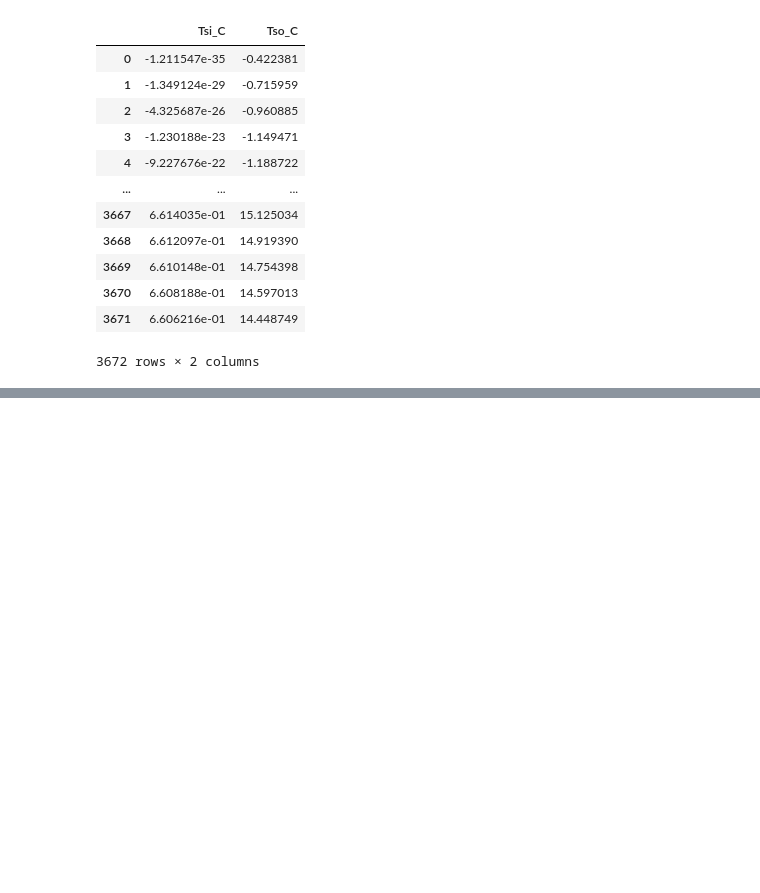
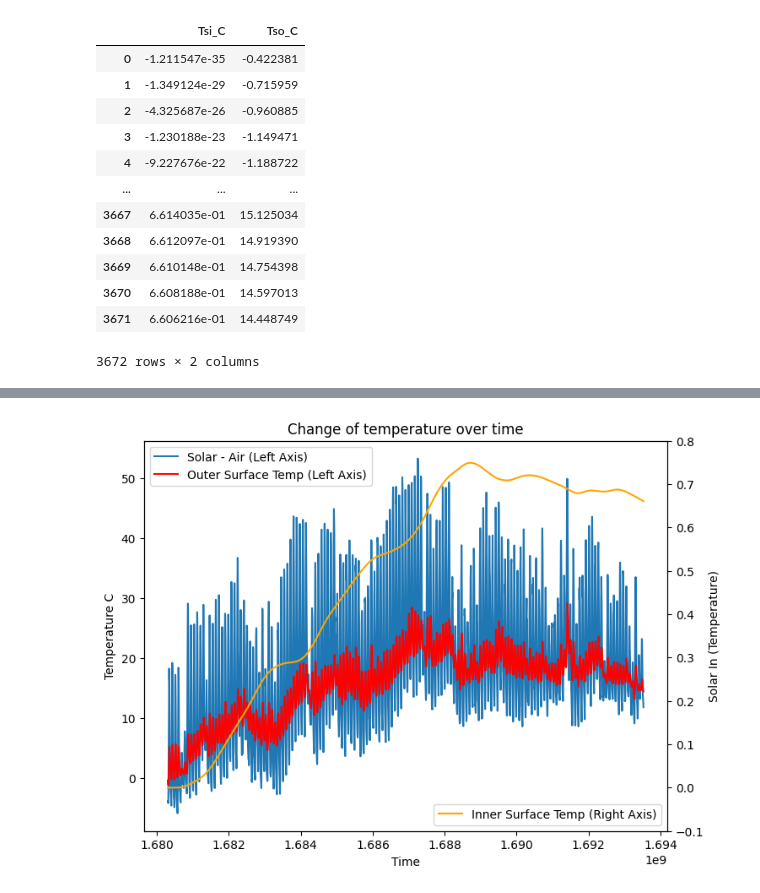
Before and after one commit to siimurik/SnowPit, a Jupyter notebook: Pandas_SnowStorage/testing.ipynb, the cells around one changed output, grey strips where cells are left out. Cells and saved outputs as stored; diff of their text form; code cells hidden in the pictures; blank space fills up the shorter version.

```diff
--- a/Pandas_SnowStorage/testing.ipynb
+++ b/Pandas_SnowStorage/testing.ipynb
@@ -883,0 +881,3 @@ df3
+# %%
+df_Tso = df3['Tso_C']
+df_Tso
@@ -883,0 +975,10 @@ df3
+# %%
+# Reset the indices and ensure they start from the same number
+df_T_sol_air = df_T_sol_air.reset_index(drop=True)
+df_Tso = df_Tso.reset_index(drop=True)
+
+# Perform the subtraction
+result = df_T_sol_air - df_Tso
+
+# Display the result
+print(result)
@@ -883,0 +1138,9 @@ df3
+# %%
+# Convert the 'time' column to datetime objects
+#df_wo_nan_period_reset['time'] =
+
+# Convert the datetime objects to Unix timestamps (in seconds) using astype
+df_time = pd.to_datetime(df_wo_nan_period_reset['time']).astype('int64') / 1e9
+
+# Display the resulting float64 time column
+df_time
@@ -883,0 +1160,24 @@ df3
+# %%
+# Generate the scatter plot
+fig, ax1 = plt.subplots(figsize=(8, 6))
+
+# Plot df_T_sol_air and df_Tso on the primary y-axis
+ax1.plot(df_time, df_T_sol_air, label='Solar - Air (Left Axis)')
+ax1.plot(df_time, df_Tso, color = 'red', label='Outer Surface Temp (Left Axis)')
+
+ax1.set_xlabel('Time')
+ax1.set_ylabel('Temperature C')
+ax1.set_title('Change of temperature over time')
+ax1.legend(loc='upper left')
+
+# Create a secondary y-axis and plot df_Tsi on it
+ax2 = ax1.twinx()
+ax2.plot(df_time, df_Tsi, label='Inner Surface Temp (Right Axis)', color='orange')
+
+# Set the y-axis range for the secondary y-axis
+ax2.set_ylim(-0.1, 0.8)
+ax2.set_ylabel('Solar In (Temperature)')
+ax2.legend(loc='lower right')
+plt.show()
+# %% [output]
+[figure, added]
```
Also changed, not shown: parts of 56 cells of this notebook, 1 other file.
